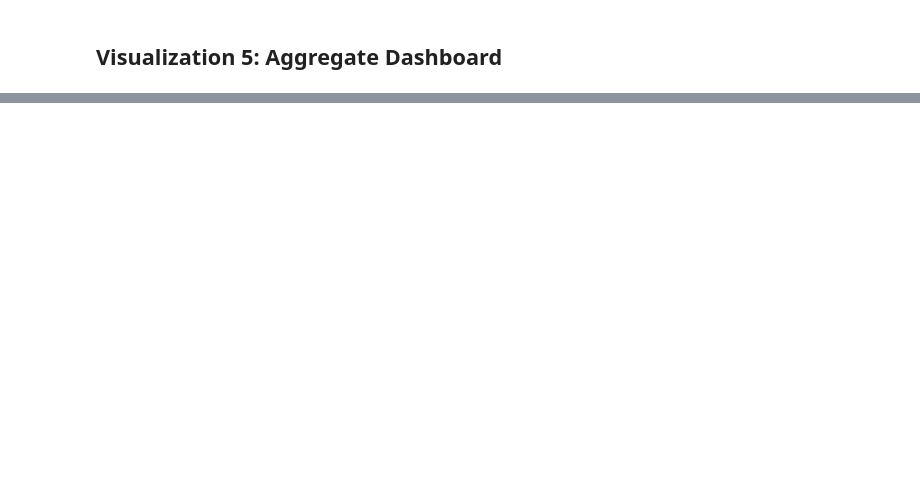
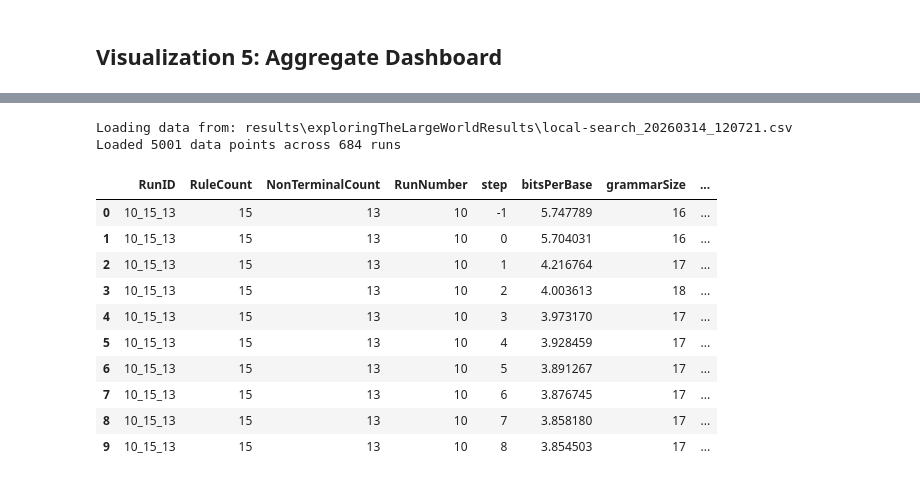
Before and after one commit to moritz-gross/better-grammars, a Jupyter notebook: visualize_local_search.ipynb, the cells around one changed output, grey strips where cells are left out. Saved outputs shown, nothing was run; the diff lists cells and outputs as text; code cells hidden in the pictures; blank space fills up the shorter version.

```diff
--- a/visualize_local_search.ipynb
+++ b/visualize_local_search.ipynb
@@ -224,0 +271,64 @@ plt.show()
+# %%
+results_dir = Path('results/exploringTheLargeWorldResults')
+csv_files = sorted(results_dir.glob('local-search_*.csv'))
+
+if not csv_files:
+    raise FileNotFoundError('No CSV files found in results/. Run local search first.')
+
+latest_csv = csv_files[-1]
+print(f'Loading data from: {latest_csv}')
+
+df = pd.read_csv(latest_csv)
+required_cols = {'RunID','RuleCount','NonTerminalCount','RunNumber','step',	'bitsPerBase','grammarSize','neighborsEvaluated'}
+missing_cols = required_cols - set(df.columns)
+if missing_cols:
+    raise ValueError(f'Missing expected columns: {missing_cols}')
+
+for col in ['RuleCount','NonTerminalCount','RunNumber','step',	'bitsPerBase','grammarSize','neighborsEvaluated']:
+    df[col] = pd.to_numeric(df[col], errors='coerce')
+df['bitsPerBase'] = pd.to_numeric(df['bitsPerBase'], errors='coerce')
+df = df.dropna(subset=['RuleCount','NonTerminalCount','RunNumber','step', 'bitsPerBase', 'grammarSize','neighborsEvaluated']).copy()
+
+df[['RuleCount','NonTerminalCount','RunNumber','step',	'grammarSize','neighborsEvaluated']] = df[['RuleCount','NonTerminalCount','RunNumber','step'	,'grammarSize','neighborsEvaluated']].astype(int)
+df = df.sort_values(['RunID', 'step']).reset_index(drop=True)
+
+# Position within each run after sorting by Step (includes the seed row, typically Step=-1).
+df['StepIndex'] = df.groupby('RunID').cumcount()
+
+run_summary = (
+    df.groupby('RunID', as_index=False)
+      .agg(
+          InitialBitsPerBase=('bitsPerBase', 'first'),
+          FinalBitsPerBase=('bitsPerBase', 'last'),
+          BestBitsPerBase=('bitsPerBase', 'min'),
+          InitialGrammarSize=('grammarSize', 'first'),
+          FinalGrammarSize=('grammarSize', 'last'),
+          MinGrammarSize=('grammarSize', 'min'),
+          StepsObserved=('step', 'max'),
+          TotalNeighborsEvaluated=('neighborsEvaluated', 'sum')
+      )
+)
+run_summary['AbsoluteImprovement'] = run_summary['InitialBitsPerBase'] - run_summary['FinalBitsPerBase']
+run_summary['RelativeImprovementPct'] = np.where(
+    run_summary['InitialBitsPerBase'] != 0,
+    (run_summary['AbsoluteImprovement'] / run_summary['InitialBitsPerBase']) * 100.0,
+    np.nan,
+)
+run_summary['GrammarSizeDelta'] = run_summary['FinalGrammarSize'] - run_summary['InitialGrammarSize']
+
+print(f'Loaded {len(df)} data points across {df["RunID"].nunique()} runs')
+df.head(10)
+# %% [output]
+Loading data from: results\exploringTheLargeWorldResults\local-search_20260314_120721.csv
+Loaded 5001 data points across 684 runs
+|  | RunID | RuleCount | NonTerminalCount | RunNumber | step | bitsPerBase | grammarSize | ... |
+| 0 | 10_15_13 | 15 | 13 | 10 | -1 | 5.747789 | 16 | ... |
+| 1 | 10_15_13 | 15 | 13 | 10 | 0 | 5.704031 | 16 | ... |
+| 2 | 10_15_13 | 15 | 13 | 10 | 1 | 4.216764 | 17 | ... |
+| 3 | 10_15_13 | 15 | 13 | 10 | 2 | 4.003613 | 18 | ... |
+| 4 | 10_15_13 | 15 | 13 | 10 | 3 | 3.973170 | 17 | ... |
+| 5 | 10_15_13 | 15 | 13 | 10 | 4 | 3.928459 | 17 | ... |
+| 6 | 10_15_13 | 15 | 13 | 10 | 5 | 3.891267 | 17 | ... |
+| 7 | 10_15_13 | 15 | 13 | 10 | 6 | 3.876745 | 17 | ... |
+| 8 | 10_15_13 | 15 | 13 | 10 | 7 | 3.858180 | 17 | ... |
+| 9 | 10_15_13 | 15 | 13 | 10 | 8 | 3.854503 | 17 | ... |
```
Also changed, not shown: parts of 9 cells of this notebook, 1 other file.
